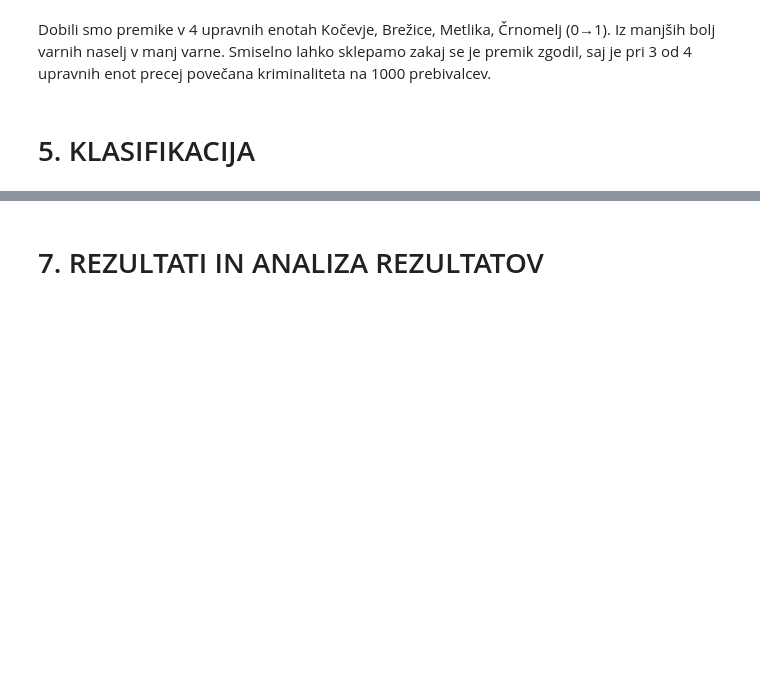
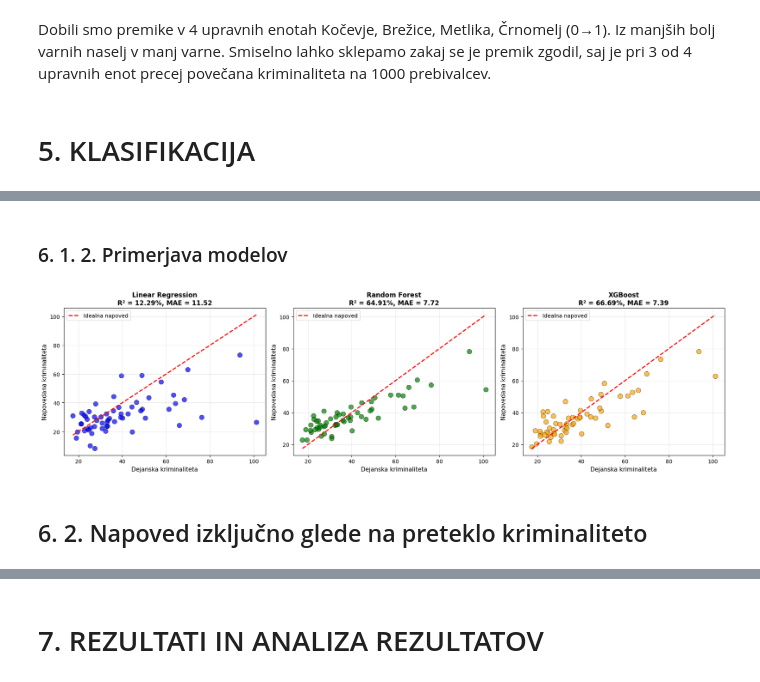
Before and after one commit to matijag13/kriminaliteta, a Jupyter notebook: ISSU_Projekt_Gusel.ipynb, the cells around one changed output, grey strips where cells are left out. Cells and saved outputs as stored; diff of their text form; code cells hidden in the pictures; blank space fills up the shorter version.

Commit message:
urejena regresija

```diff
--- a/ISSU_Projekt_Gusel.ipynb
+++ b/ISSU_Projekt_Gusel.ipynb
@@ -2335,0 +1574,2 @@ Zemljevid je ustvarjen! (Prikazujem spodaj)
+# %%
+df_reg = df_master.copy(deep=True)
@@ -2335,0 +1580,16 @@ Zemljevid je ustvarjen! (Prikazujem spodaj)
+# %%
+features_reg = [
+    'delez_tujcev', 'delez_moskih',
+    'delez_age_0_14','delez_age_15_18', 'delez_age_19_26',
+    'delez_age_27_64', 'delez_age_65p',
+    'delez_edu_brez', 'delez_edu_low', 'delez_edu_mid',
+    'delez_edu_high', 'delez_edu_very_high',
+    'delez_delovno_aktivnih'
+]
+
+X_train = df_reg.loc[df_reg['leto'] < 2024, features_reg].fillna(0)
+y_train = df_reg.loc[df_reg['leto'] < 2024, 'kriminaliteta_na_1000_preb']
+
+X_test = df_reg.loc[df_reg['leto'] == 2024, features_reg].fillna(0)
+y_test = df_reg.loc[df_reg['leto'] == 2024, 'kriminaliteta_na_1000_preb']
+ue_names = df_reg.loc[df_reg['leto'] == 2024, 'Upravna_enota']
@@ -2335,0 +1652,32 @@ Zemljevid je ustvarjen! (Prikazujem spodaj)
+# %% [markdown]
+### 6. 1. 2. Primerjava modelov
+# %%
+fig, axes = plt. subplots(1, 3, figsize=(18, 5))
+
+predictions = [
+    ('Linear Regression', y_pred_lr, 'blue'),
+    ('Random Forest', y_pred_rf, 'green'),
+    ('XGBoost', y_pred_xgb, 'orange')
+]
+
+for ax, (name, y_pred, color) in zip(axes, predictions):
+    ax.scatter(y_test, y_pred, alpha=0.7, color=color, s=80, edgecolors='black', linewidth=0.5)
+    ax.plot([y_test.min(), y_test.max()], [y_test.min(), y_test.max()],
+            'r--', lw=2, label='Idealna napoved')
+
+    r2 = r2_score(y_test, y_pred)
+    mae = mean_absolute_error(y_test, y_pred)
+
+    ax.set_xlabel('Dejanska kriminaliteta', fontsize=11)
+    ax.set_ylabel('Napovedana kriminaliteta', fontsize=11)
+    ax.set_title(f'{name}\nR² = {r2:.2%}, MAE = {mae:.2f}', fontsize=12, fontweight='bold')
+    ax.legend()
+    ax.grid(True, alpha=0.3)
+
+plt.tight_layout()
+plt.savefig('regresija_primerjava_modeli.png', dpi=150)
+plt.show()
+# %% [output]
+[figure, added]
+# %% [markdown]
+## 6. 2. Napoved izključno glede na preteklo kriminaliteto
```
Also changed, not shown: parts of 106 cells of this notebook.
